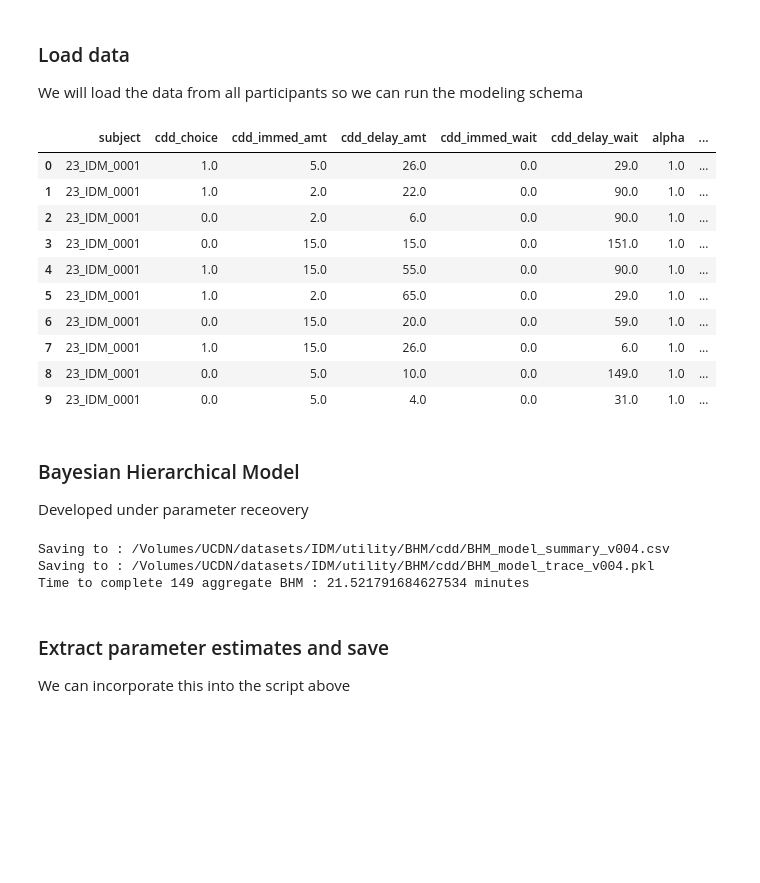
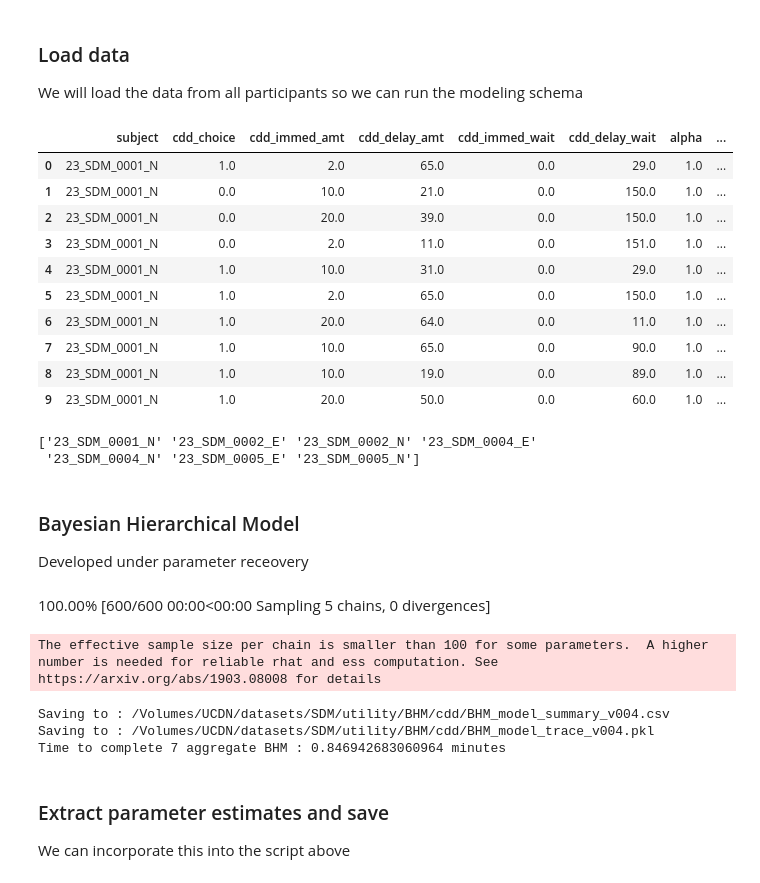
Before and after one commit to CDN-Lab/BH_model, a Jupyter notebook: cdd/hierarchical_model.ipynb, the cells around one changed output. Cells and saved outputs as stored; diff of their text form; code cells hidden in the pictures; blank space fills up the shorter version.

```diff
--- a/cdd/hierarchical_model.ipynb
+++ b/cdd/hierarchical_model.ipynb
@@ -114,48 +114,54 @@ We will load the data from all participants so we can run the modeling schema
 # %%
 # Takes about 10 seconds
 
 # we will change this when we change utility to 1st level analysis (or split)
 root_dir = '/Volumes/UCDN/datasets/'
-dataset = 'SDAN'
+dataset = 'SDM'
 dataset_dir = os.path.join(root_dir,dataset)
 
 split_dir = os.path.join(dataset_dir,'split')
 utility_dir = os.path.join(dataset_dir,'utility')
 save_dir = os.path.join(utility_dir,'BHM/cdd/')
 if not os.path.exists(save_dir):
     os.makedirs(save_dir)
 subjs = sorted(glob.glob(os.path.join(split_dir,'*')))
 task = 'cdd'
 cols = ['cdd_choice','cdd_immed_amt','cdd_delay_amt','cdd_immed_wait','cdd_delay_wait','alpha']
 data = pd.DataFrame(columns=['subject']+cols)
 
-for subj_id,s in enumerate(subjs):
+subj_id = 0
+
+for s in subjs:
     subject = os.path.basename(s)
     fn  = os.path.join(s,task,'{}_{}.csv'.format(os.path.basename(s),task))
     if os.path.exists(fn):
         subj_data = read_load_data(subject=subject,fn=fn,alpha0=1.0,cols=cols)
         for c in cols:
             subj_data[c] = subj_data[c].astype(float)
         subj_data['subject_id'] = int(subj_id)
+        subj_id += subj_id
         data = pd.concat([data,subj_data],ignore_index=True)
 
 data.head(10)
 # %% [output]
 |  | subject | cdd_choice | cdd_immed_amt | cdd_delay_amt | cdd_immed_wait | cdd_delay_wait | alpha | ... |
-| 0 | 23_IDM_0001 | 1.0 | 5.0 | 26.0 | 0.0 | 29.0 | 1.0 | ... |
-| 1 | 23_IDM_0001 | 1.0 | 2.0 | 22.0 | 0.0 | 90.0 | 1.0 | ... |
-| 2 | 23_IDM_0001 | 0.0 | 2.0 | 6.0 | 0.0 | 90.0 | 1.0 | ... |
-| 3 | 23_IDM_0001 | 0.0 | 15.0 | 15.0 | 0.0 | 151.0 | 1.0 | ... |
-| 4 | 23_IDM_0001 | 1.0 | 15.0 | 55.0 | 0.0 | 90.0 | 1.0 | ... |
-| 5 | 23_IDM_0001 | 1.0 | 2.0 | 65.0 | 0.0 | 29.0 | 1.0 | ... |
-| 6 | 23_IDM_0001 | 0.0 | 15.0 | 20.0 | 0.0 | 59.0 | 1.0 | ... |
-| 7 | 23_IDM_0001 | 1.0 | 15.0 | 26.0 | 0.0 | 6.0 | 1.0 | ... |
-| 8 | 23_IDM_0001 | 0.0 | 5.0 | 10.0 | 0.0 | 149.0 | 1.0 | ... |
-| 9 | 23_IDM_0001 | 0.0 | 5.0 | 4.0 | 0.0 | 31.0 | 1.0 | ... |
+| 0 | 23_SDM_0001_N | 1.0 | 2.0 | 65.0 | 0.0 | 29.0 | 1.0 | ... |
+| 1 | 23_SDM_0001_N | 0.0 | 10.0 | 21.0 | 0.0 | 150.0 | 1.0 | ... |
+| 2 | 23_SDM_0001_N | 0.0 | 20.0 | 39.0 | 0.0 | 150.0 | 1.0 | ... |
+| 3 | 23_SDM_0001_N | 0.0 | 2.0 | 11.0 | 0.0 | 151.0 | 1.0 | ... |
+| 4 | 23_SDM_0001_N | 1.0 | 10.0 | 31.0 | 0.0 | 29.0 | 1.0 | ... |
+| 5 | 23_SDM_0001_N | 1.0 | 2.0 | 65.0 | 0.0 | 150.0 | 1.0 | ... |
+| 6 | 23_SDM_0001_N | 1.0 | 20.0 | 64.0 | 0.0 | 11.0 | 1.0 | ... |
+| 7 | 23_SDM_0001_N | 1.0 | 10.0 | 65.0 | 0.0 | 90.0 | 1.0 | ... |
+| 8 | 23_SDM_0001_N | 1.0 | 10.0 | 19.0 | 0.0 | 89.0 | 1.0 | ... |
+| 9 | 23_SDM_0001_N | 1.0 | 20.0 | 50.0 | 0.0 | 60.0 | 1.0 | ... |
 # %%
-
+# this is a way to filter the first N=10 subjects
 subjects = data['subject'].unique()
 # subjects = subjects[:10]
-# print(subjects)
+print(subjects)
 data = data.loc[data['subject'].isin(subjects)]
+# %% [output]
+['23_SDM_0001_N' '23_SDM_0002_E' '23_SDM_0002_N' '23_SDM_0004_E'
+ '23_SDM_0004_N' '23_SDM_0005_E' '23_SDM_0005_N']
 # %%
@@ -200,7 +202,8 @@ with pm.Model() as model_simple:
 
     y_1 = pm.Bernoulli('y_1',p=prob,observed=choices)
 
-    trace_prior = pm.sample(10000, tune=1000, cores=5,target_accept=0.99,progressbar=False)
+    # trace_prior = pm.sample(10000, tune=1000, cores=5,target_accept=0.99,progressbar=True)
+    trace_prior = pm.sample(100, tune=20, cores=5,target_accept=0.95,progressbar=True)
 
 
 
@@ -218,9 +221,11 @@ with open(fn,'wb') as buff:
 
 print('Time to complete {} aggregate BHM : {} minutes'.format(len(subjects),(time.time() - tStep1)/60.0))
 # %% [output]
+100.00% [600/600 00:00<00:00 Sampling 5 chains, 0 divergences]
-Saving to : /Volumes/UCDN/datasets/IDM/utility/BHM/cdd/BHM_model_summary_v004.csv
-Saving to : /Volumes/UCDN/datasets/IDM/utility/BHM/cdd/BHM_model_trace_v004.pkl
-Time to complete 149 aggregate BHM : 21.521791684627534 minutes
+The effective sample size per chain is smaller than 100 for some parameters.  A higher number is needed for reliable rhat and ess computation. See https://arxiv.org/abs/1903.08008 for details
+Saving to : /Volumes/UCDN/datasets/SDM/utility/BHM/cdd/BHM_model_summary_v004.csv
+Saving to : /Volumes/UCDN/datasets/SDM/utility/BHM/cdd/BHM_model_trace_v004.pkl
+Time to complete 7 aggregate BHM : 0.846942683060964 minutes
 # %% [markdown]
 ### Extract parameter estimates and save
 
```
Also changed, not shown: parts of 2 cells of this notebook.
